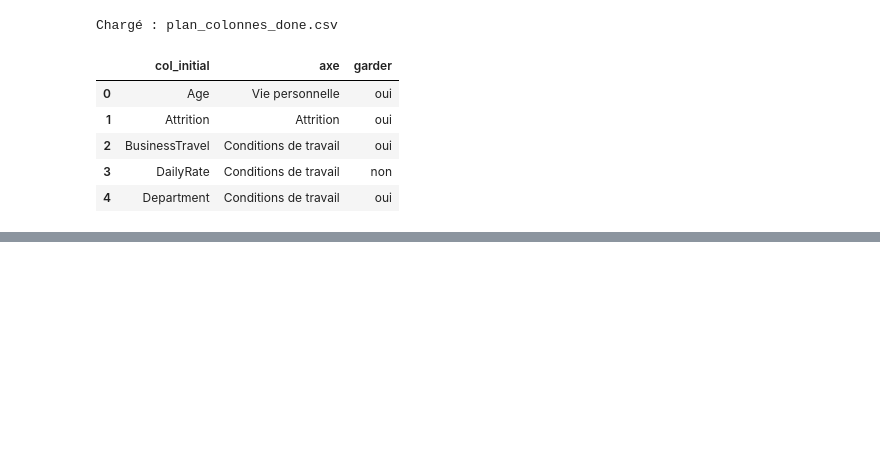
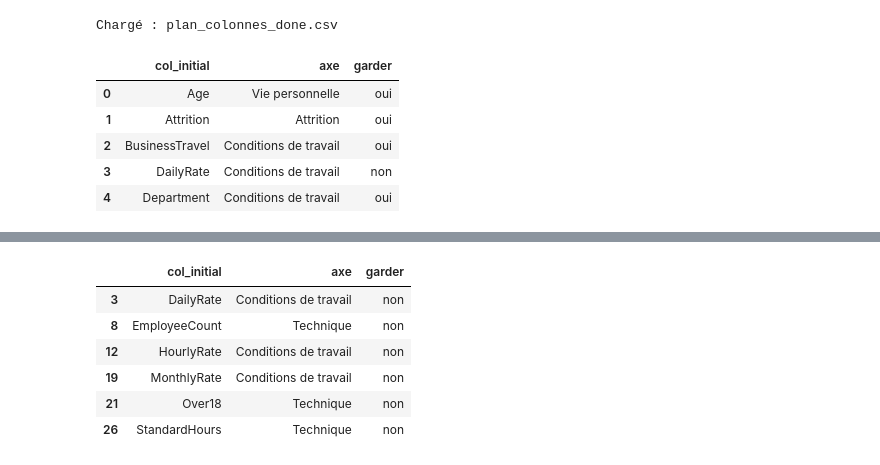
Before and after one commit to Kemuri15/employee-attrition-analysis, a Jupyter notebook: notebooks/02_create_interim_tableau_axes.ipynb, the cells around one changed output, grey strips where cells are left out. Saved outputs shown, nothing was run; the diff lists cells and outputs as text; code cells hidden in the pictures; blank space fills up the shorter version.

```diff
--- a/notebooks/02_create_interim_tableau_axes.ipynb
+++ b/notebooks/02_create_interim_tableau_axes.ipynb
@@ -33,18 +82,18 @@ from pathlib import Path
 
 BASE_DIR = Path("..")
 DATA_DIR = BASE_DIR / "data"
-RAW_DATA_DIR = DATA_DIR / "raw"
+PROCESSED_DATA_DIR = DATA_DIR / "processed"
 INTERIM_DATA_DIR = DATA_DIR / "interim"
-INTERIM_DATA_DIR.mkdir(parents=True, exist_ok=True)
+INTERIM_DATA_DIR.mkdir(parents=True, exist_ok=True) # Créer le dossier interim
 
-RAW_FILE = RAW_DATA_DIR / "WA_Fn-UseC_-HR-Employee-Attrition.csv"
+PROCESSED_FILE = PROCESSED_DATA_DIR / "employees_clean.parquet"
 
 PLAN_FILE = INTERIM_DATA_DIR / "plan_colonnes.csv"          # fichier à remplir dans Excel
 DONE_FILE = INTERIM_DATA_DIR / "plan_colonnes_done.csv"     # fichier final
 # %%
 
 # Charger dataset
-df = pd.read_csv(RAW_FILE)
+df = pd.read_parquet(PROCESSED_FILE)
 
 # Si le DONE existe : on le charge
 if DONE_FILE.exists():
@@ -55,7 +104,7 @@ if DONE_FILE.exists():
 else:
     if not PLAN_FILE.exists():
         df_col = pd.DataFrame({"col_initial": df.columns, "axe": "", "garder": ""}) # Créer tableau
-        os.makedirs(INTERIM_DATA_DIR, exist_ok=True) # Créer le dossier interim
+
         df_col.to_csv(PLAN_FILE, index=False)
         print(" Créé : plan_colonnes.csv (à compléter dans Excel)")
     else:
@@ -137,0 +181,10 @@ Cet axe sera analysé comme un facteur explicatif potentiel de l’attrition, pu
+# %%
+df_col.loc[df_col["garder"] == "non"]
+# %% [output]
+|  | col_initial | axe | garder |
+| 3 | DailyRate | Conditions de travail | non |
+| 8 | EmployeeCount | Technique | non |
+| 12 | HourlyRate | Conditions de travail | non |
+| 19 | MonthlyRate | Conditions de travail | non |
+| 21 | Over18 | Technique | non |
+| 26 | StandardHours | Technique | non |
```
Also changed, not shown: parts of 16 cells of this notebook, 8 other files.
